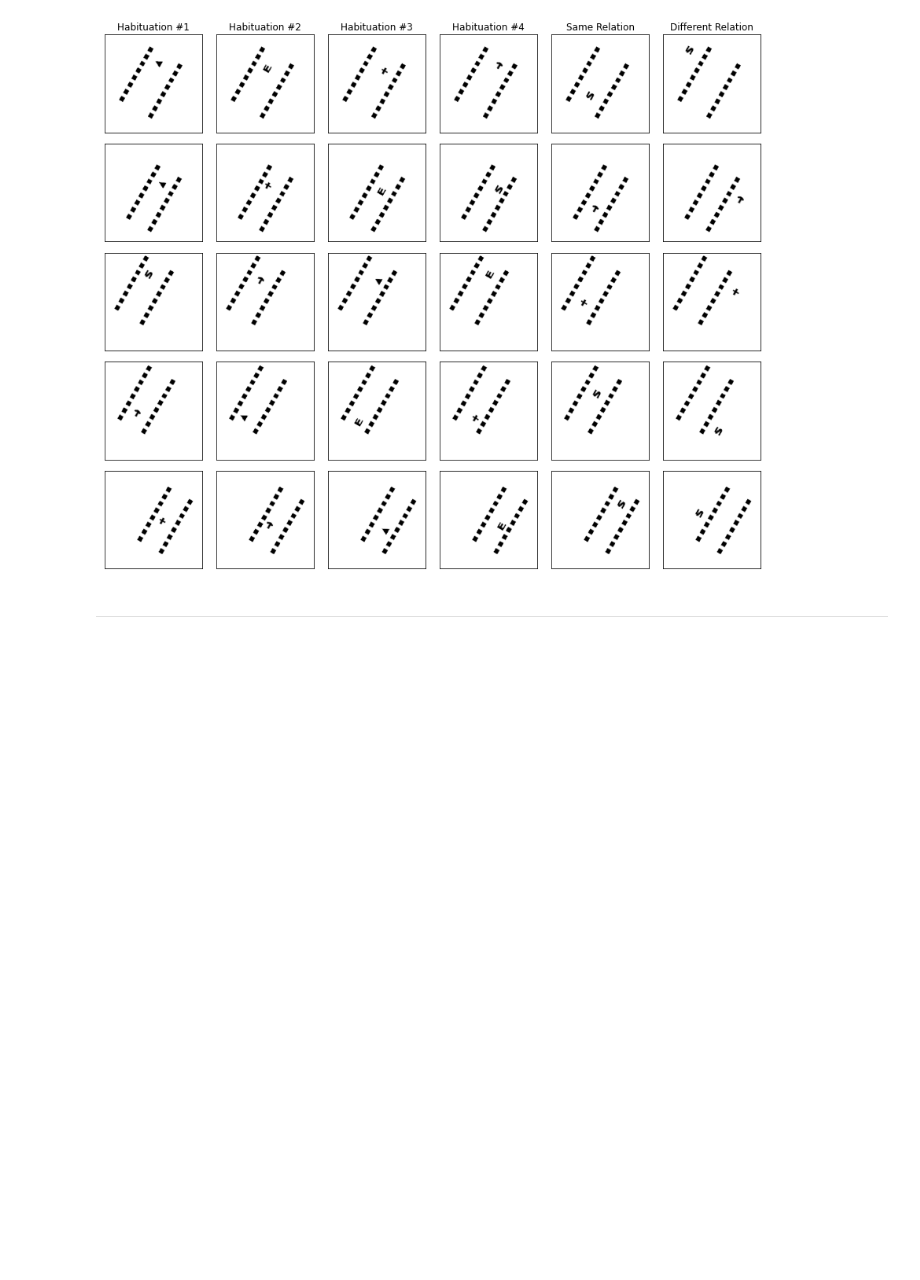
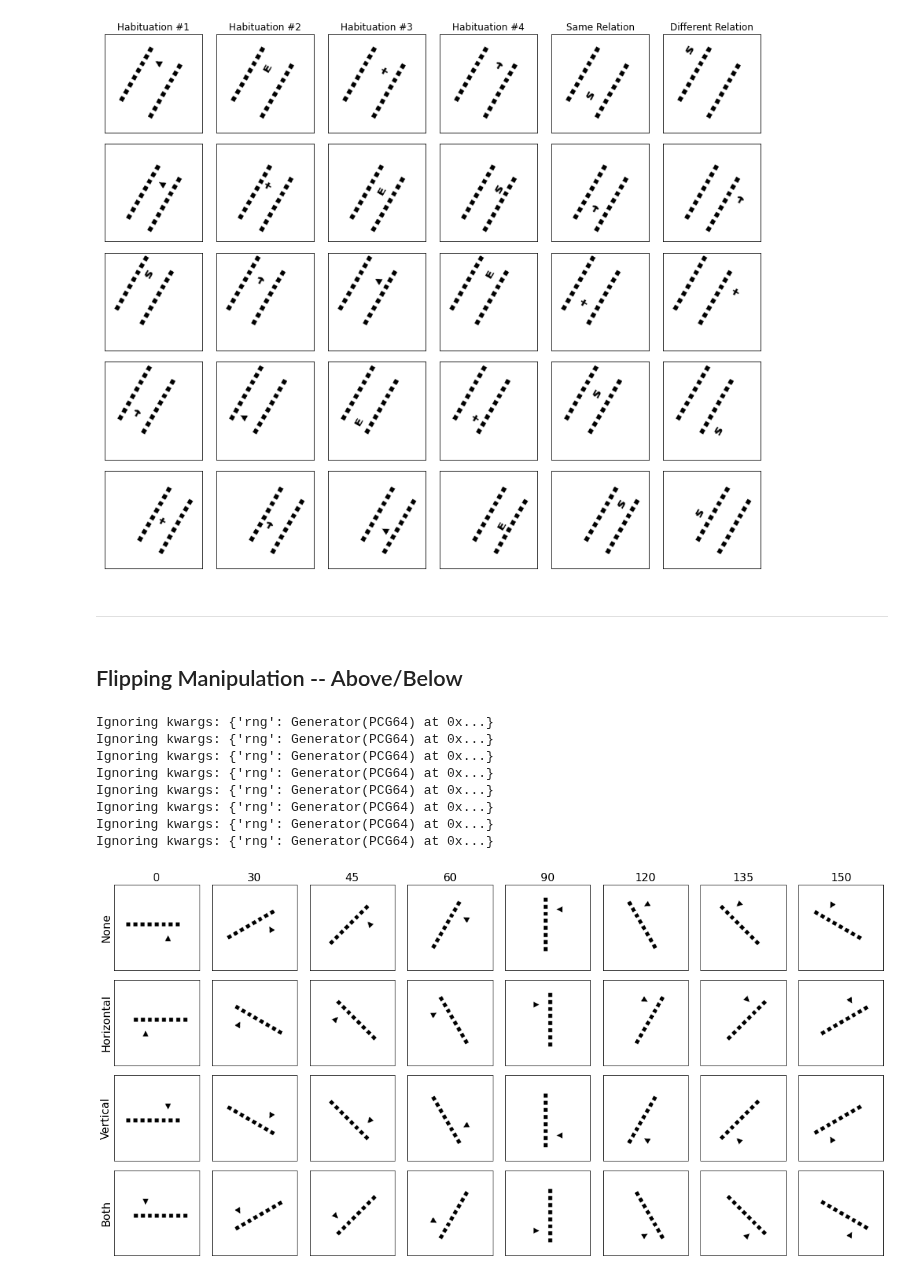
Before and after one commit to guydav/simple-relational-reasoning, a Jupyter notebook: notebooks/QuinnStimuliDemo.ipynb, the cells around one changed output. Drawn from its saved outputs; the diff is of its cells as text; code cells hidden in the pictures; blank space fills up the shorter version.

```diff
--- a/notebooks/QuinnStimuliDemo.ipynb
+++ b/notebooks/QuinnStimuliDemo.ipynb
@@ -246,3 +322,39 @@ Ignoring kwargs: {'rng': Generator(PCG64) at 0x...}
 ## 4 habituation stimuli
 [figure]
 ----
+# %%
+
+relation = ABOVE_BELOW_RELATION
+distance_endpoints = (30, 80)
+N_examples = 1
+
+display(Markdown('## Flipping Manipulation -- Above/Below'))
+
+images = []
+
+for rotate_angle in [0, 30, 45, 60, 90, 120, 135, 150]:
+    for stimulus_generator, generator_name in create_stimulus_generators_and_names(rotate_angle=rotate_angle):
+
+        triplet_generator = QuinnTripletGenerator(stimulus_generator, distance_endpoints,
+            relation=relation, two_reference_objects=False, transpose=False,
+            adjacent_reference_objects=False, **BASELINE_TRIPLET_KWARGS)
+
+        triplets = triplet_generator(N_examples, normalize=False)
+        images.append(triplets[0][0])
+
+
+
+plot_flipped_versions(images, [0, 30, 45, 60, 90, 120, 135, 150],
+    save_path='/Users/guydavidson/Downloads/flipping_above_below.png',
+    text_kwargs=dict(fontsize=16))
+# %% [output]
+## Flipping Manipulation -- Above/Below
+Ignoring kwargs: {'rng': Generator(PCG64) at 0x...}
+Ignoring kwargs: {'rng': Generator(PCG64) at 0x...}
+Ignoring kwargs: {'rng': Generator(PCG64) at 0x...}
+Ignoring kwargs: {'rng': Generator(PCG64) at 0x...}
+Ignoring kwargs: {'rng': Generator(PCG64) at 0x...}
+Ignoring kwargs: {'rng': Generator(PCG64) at 0x...}
+Ignoring kwargs: {'rng': Generator(PCG64) at 0x...}
+Ignoring kwargs: {'rng': Generator(PCG64) at 0x...}
+[figure, added]
```
Also changed, not shown: parts of 8 cells of this notebook, 4 other files.
